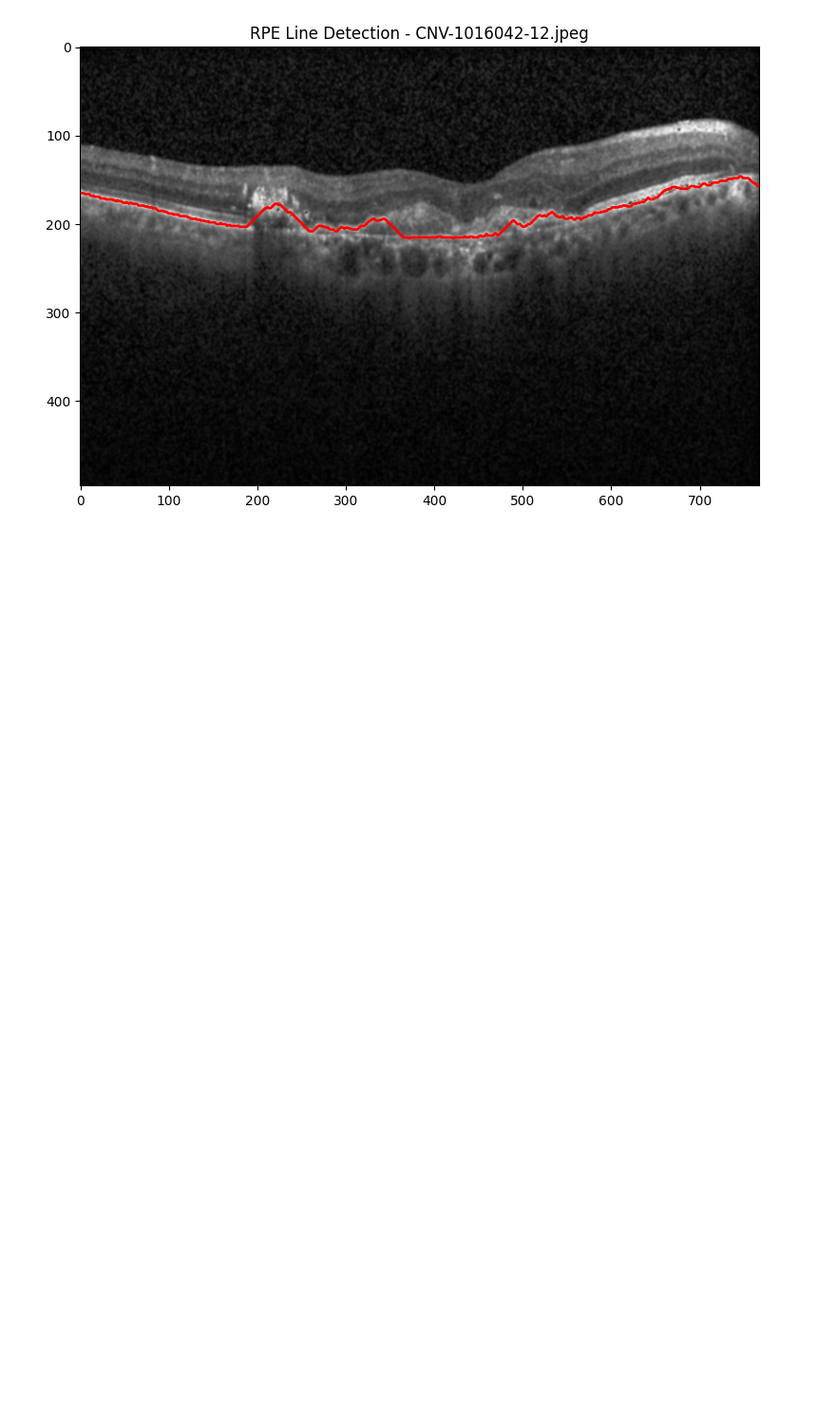
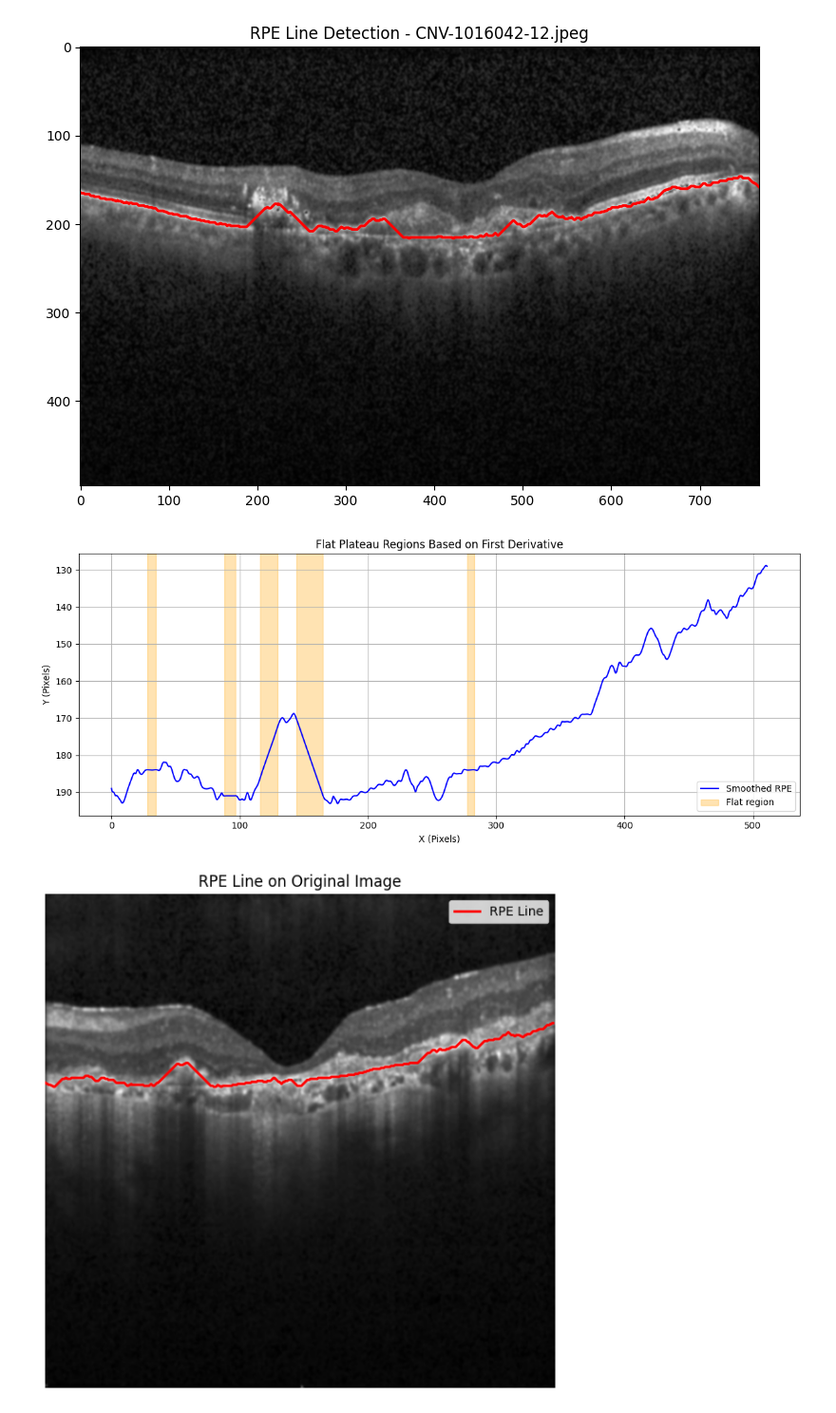
Before and after one commit to ammaster10s/Year4, a Jupyter notebook: CNVresearch/Postprocessing/rpedetection.ipynb, the cells around one changed output. Shown at 95% size. Saved outputs shown, nothing was run; the diff lists cells and outputs as text; code cells hidden in the pictures; blank space fills up the shorter version.

```diff
--- a/CNVresearch/Postprocessing/rpedetection.ipynb
+++ b/CNVresearch/Postprocessing/rpedetection.ipynb
@@ -261,3 +371,18 @@ Processing: CNV-1016042-12.jpeg
+# %%
+xs, ys, denoised = extract_rpe_line("/Users/ammaster10/Documents/Github/Year4/CNVresearch/Validation/340_Folder/340_Test/CNV-154835-96.jpeg")
+top_bulges = find_flat_plateaus(xs, ys, smooth_factor=10)
+
+plt.figure(figsize=(12, 6))
+plt.imshow(denoised, cmap='gray')
+plt.plot(xs, ys, 'r-', linewidth=2, label='RPE Line')
+plt.title("RPE Line on Original Image")
+plt.legend()
+plt.axis('off')
+plt.tight_layout()
+plt.show()
+# %% [output]
+[figure, added]
+[figure, added]
 # %%
 import numpy as np
 from scipy.signal import savgol_filter
```
Also changed, not shown: parts of 4 cells of this notebook.
